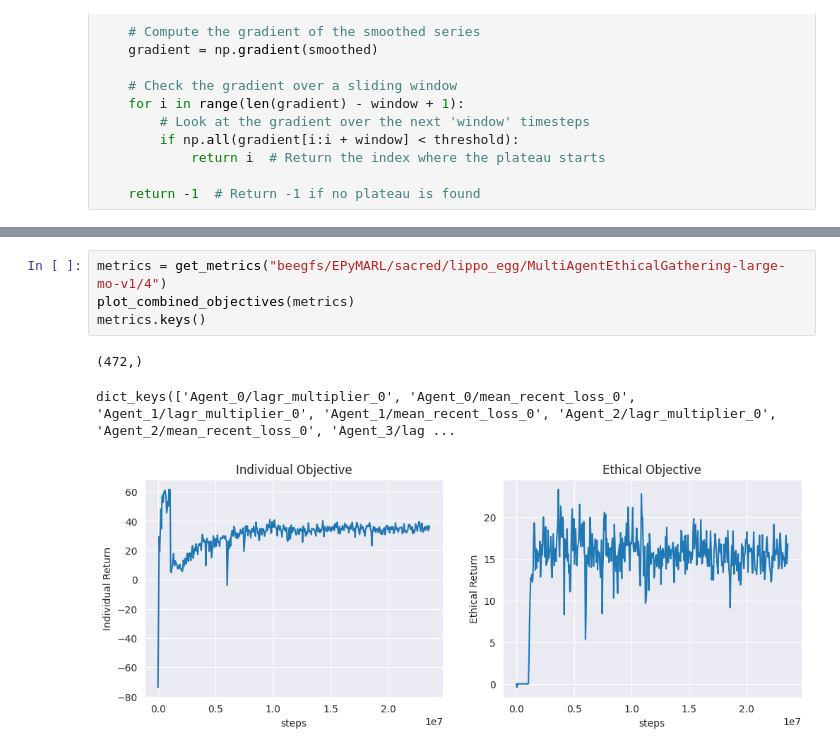
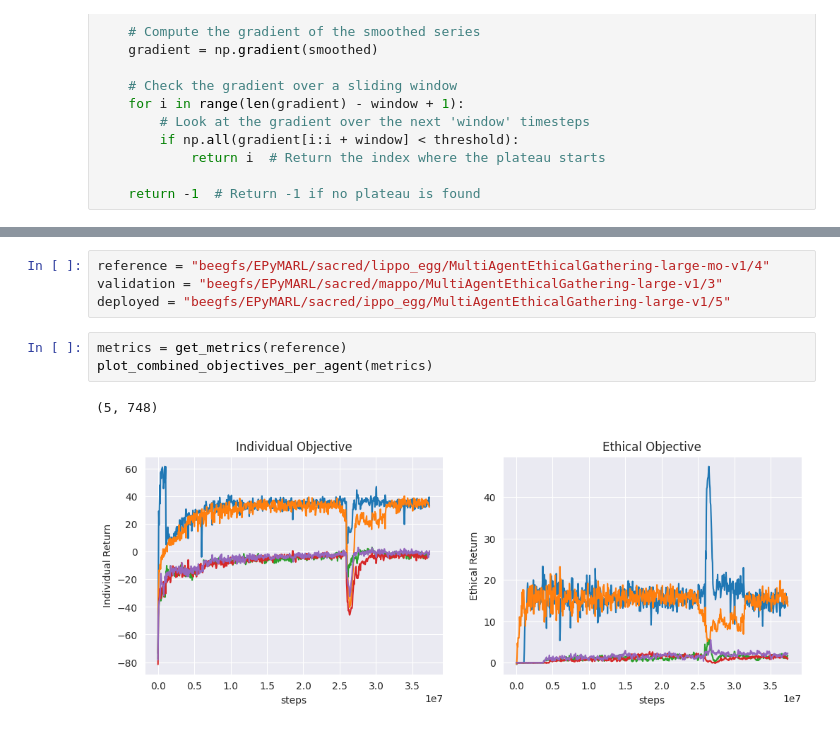
Before and after one commit to maymac00/EPyMARL_EGG, a Jupyter notebook: see_policies.py.ipynb, the cells around one changed output, grey strips where cells are left out. Cells and saved outputs as stored; diff of their text form.

```diff
--- a/see_policies.py.ipynb
+++ b/see_policies.py.ipynb
@@ -146,12 +180,14 @@ def plot_grad_norm(metrics, tittle="Grad norm"):
     plt.xlabel("steps")
     plt.ylabel("grad norm")
     plt.title(tittle)
+# %%
+reference = "beegfs/EPyMARL/sacred/lippo_egg/MultiAgentEthicalGathering-large-mo-v1/4"
+validation = "beegfs/EPyMARL/sacred/mappo/MultiAgentEthicalGathering-large-v1/3"
+deployed = "beegfs/EPyMARL/sacred/ippo_egg/MultiAgentEthicalGathering-large-v1/5"
 # %%
-metrics = get_metrics("beegfs/EPyMARL/sacred/lippo_egg/MultiAgentEthicalGathering-large-mo-v1/4")
-plot_combined_objectives(metrics)
-metrics.keys()
+metrics = get_metrics(reference)
+plot_combined_objectives_per_agent(metrics)
 # %% [output]
-(472,)
+(5, 748)
-dict_keys(['Agent_0/lagr_multiplier_0', 'Agent_0/mean_recent_loss_0', 'Agent_1/lagr_multiplier_0', 'Agent_1/mean_recent_loss_0', 'Agent_2/lagr_multiplier_0', 'Agent_2/mean_recent_loss_0', 'Agent_3/lag ...
-[figure, old version]
+[figure, new version]
 # %%
```
Also changed, not shown: parts of 4 cells of this notebook, 9 other files.
